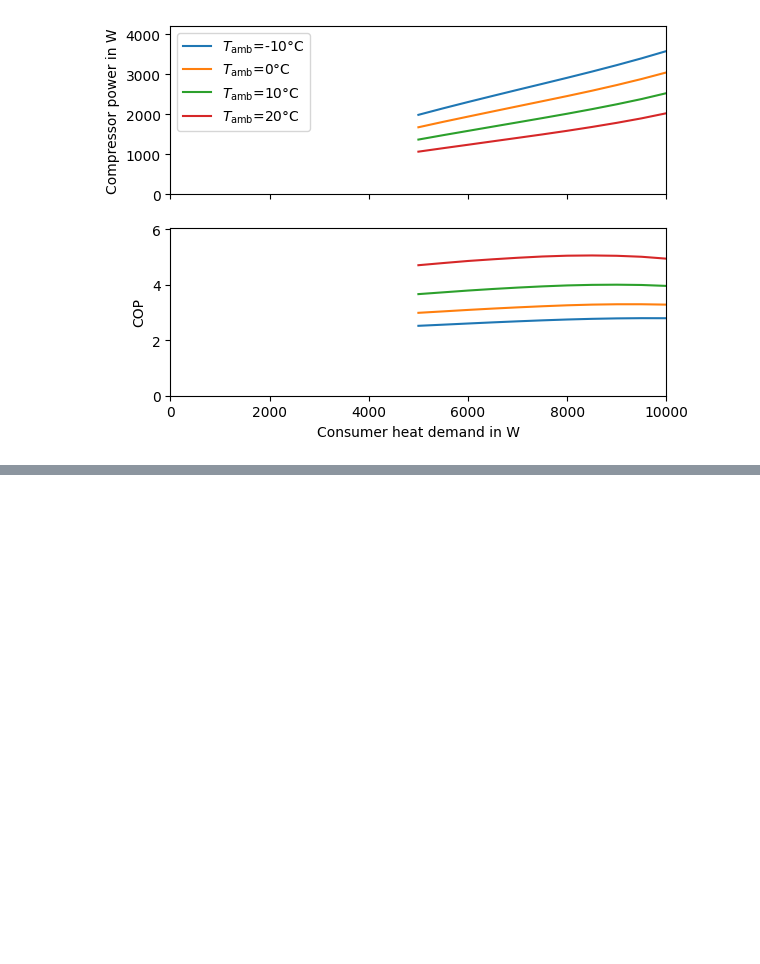
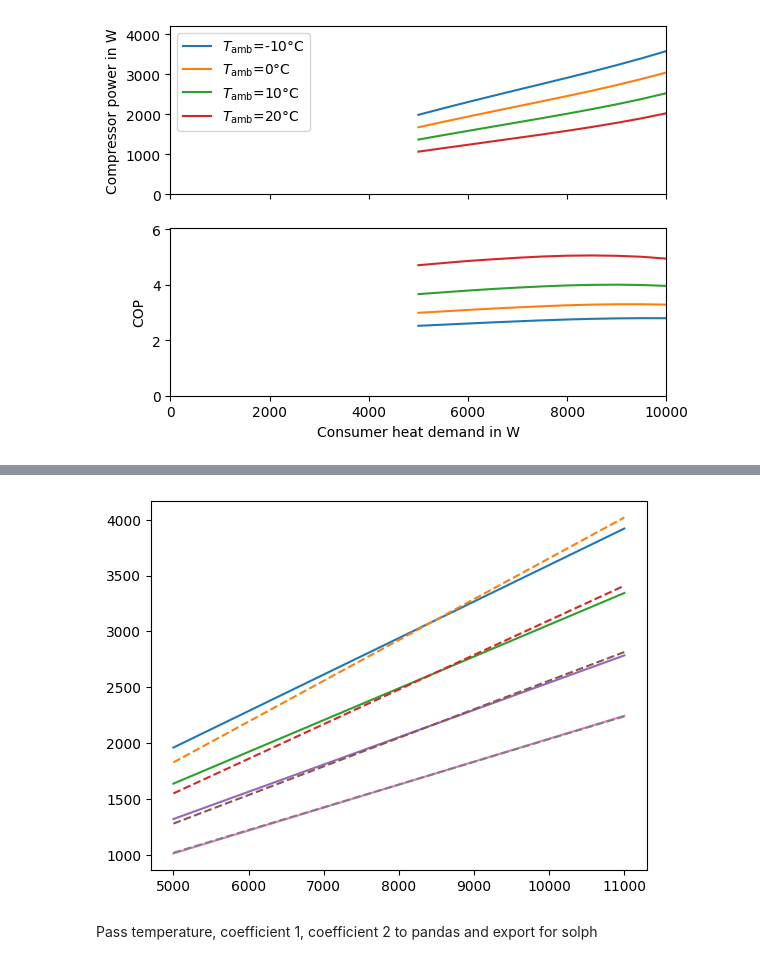
Before and after one commit to oemof/heat-pump-tutorial, a Jupyter notebook: workshop/complex-model/tespy.ipynb, the cells around one changed output, grey strips where cells are left out. Drawn from its saved outputs; the diff is of its cells as text; code cells hidden in the pictures; blank space fills up the shorter version.

```diff
--- a/workshop/complex-model/tespy.ipynb
+++ b/workshop/complex-model/tespy.ipynb
@@ -386,0 +368,14 @@ _ = ax[1].set_xlabel("Consumer heat demand in W")
+# %%
+for temp in [-10, 0, 10, 20]:
+
+    x = -results[temp].index.values.astype(float)
+    y = results[temp]["compressor-power"].values.astype(float)
+    f = constrained_polynomial_regression(x, y, None, 2)
+    plt.plot(x, f[1] * x + f[0])
+
+    f = constrained_polynomial_regression(x, y, 0, 2)
+    plt.plot(x, f[1] * x + f[0], "--")
+# %% [output]
+[figure, added]
+# %% [markdown]
+Pass temperature, coefficient 1, coefficient 2 to pandas and export for solph
```
Also changed, not shown: parts of 6 cells of this notebook, 11 other files.
